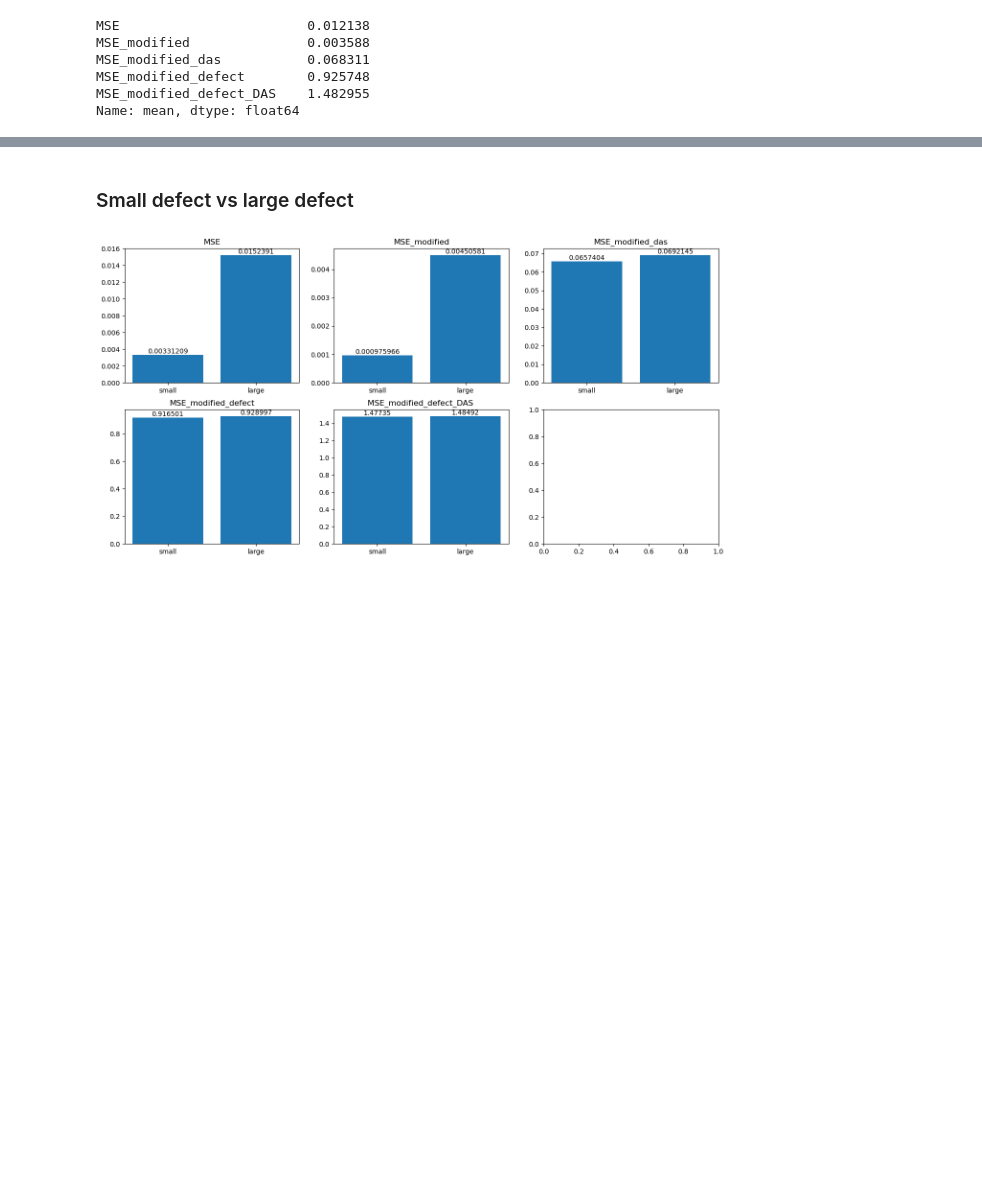
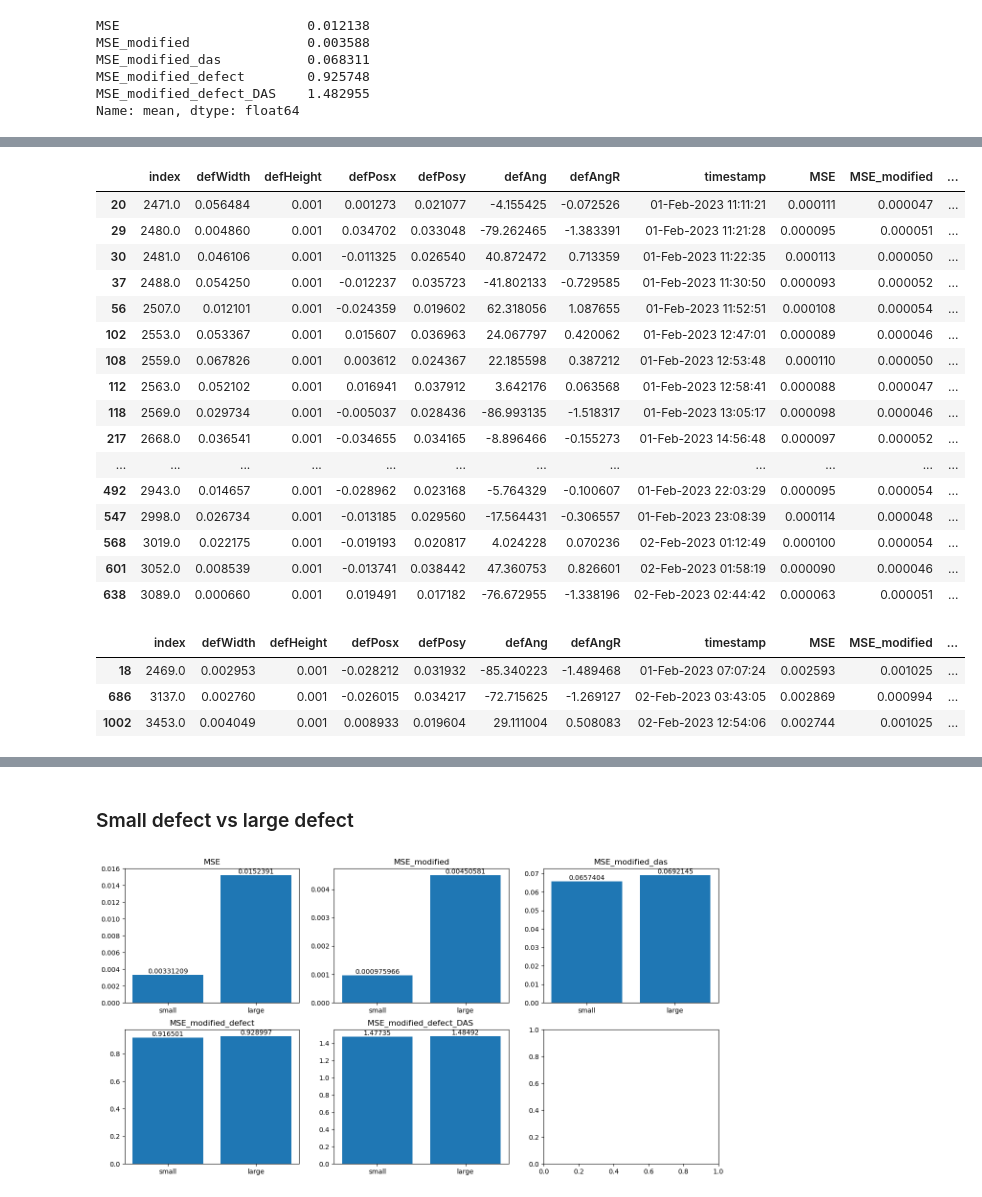
Before and after one commit to MC-Kangan/FYP_Ultrasound_Imaging_ML, a Jupyter notebook: Prediction_results_analysis.ipynb, the cells around one changed output, grey strips where cells are left out. Drawn from its saved outputs; the diff is of its cells as text; code cells hidden in the pictures; blank space fills up the shorter version.

```diff
--- a/Prediction_results_analysis.ipynb
+++ b/Prediction_results_analysis.ipynb
@@ -39,0 +91,29 @@ Name: mean, dtype: float64
+# %%
+# df[round(df.MSE, 6) == round(df_summary.MSE['25%'], 6)]
+df[round(df.MSE_modified, 5) == round(df_summary.MSE_modified['25%'], 5)]
+# %% [output]
+|  | index | defWidth | defHeight | defPosx | defPosy | defAng | defAngR | timestamp | MSE | MSE_modified | ... |
+| 20 | 2471.0 | 0.056484 | 0.001 | 0.001273 | 0.021077 | -4.155425 | -0.072526 | 01-Feb-2023 11:11:21 | 0.000111 | 0.000047 | ... |
+| 29 | 2480.0 | 0.004860 | 0.001 | 0.034702 | 0.033048 | -79.262465 | -1.383391 | 01-Feb-2023 11:21:28 | 0.000095 | 0.000051 | ... |
+| 30 | 2481.0 | 0.046106 | 0.001 | -0.011325 | 0.026540 | 40.872472 | 0.713359 | 01-Feb-2023 11:22:35 | 0.000113 | 0.000050 | ... |
+| 37 | 2488.0 | 0.054250 | 0.001 | -0.012237 | 0.035723 | -41.802133 | -0.729585 | 01-Feb-2023 11:30:50 | 0.000093 | 0.000052 | ... |
+| 56 | 2507.0 | 0.012101 | 0.001 | -0.024359 | 0.019602 | 62.318056 | 1.087655 | 01-Feb-2023 11:52:51 | 0.000108 | 0.000054 | ... |
+| 102 | 2553.0 | 0.053367 | 0.001 | 0.015607 | 0.036963 | 24.067797 | 0.420062 | 01-Feb-2023 12:47:01 | 0.000089 | 0.000046 | ... |
+| 108 | 2559.0 | 0.067826 | 0.001 | 0.003612 | 0.024367 | 22.185598 | 0.387212 | 01-Feb-2023 12:53:48 | 0.000110 | 0.000050 | ... |
+| 112 | 2563.0 | 0.052102 | 0.001 | 0.016941 | 0.037912 | 3.642176 | 0.063568 | 01-Feb-2023 12:58:41 | 0.000088 | 0.000047 | ... |
+| 118 | 2569.0 | 0.029734 | 0.001 | -0.005037 | 0.028436 | -86.993135 | -1.518317 | 01-Feb-2023 13:05:17 | 0.000098 | 0.000046 | ... |
+| 217 | 2668.0 | 0.036541 | 0.001 | -0.034655 | 0.034165 | -8.896466 | -0.155273 | 01-Feb-2023 14:56:48 | 0.000097 | 0.000052 | ... |
+| ... | ... | ... | ... | ... | ... | ... | ... | ... | ... | ... | ... |
+| 492 | 2943.0 | 0.014657 | 0.001 | -0.028962 | 0.023168 | -5.764329 | -0.100607 | 01-Feb-2023 22:03:29 | 0.000095 | 0.000054 | ... |
+| 547 | 2998.0 | 0.026734 | 0.001 | -0.013185 | 0.029560 | -17.564431 | -0.306557 | 01-Feb-2023 23:08:39 | 0.000114 | 0.000048 | ... |
+| 568 | 3019.0 | 0.022175 | 0.001 | -0.019193 | 0.020817 | 4.024228 | 0.070236 | 02-Feb-2023 01:12:49 | 0.000100 | 0.000054 | ... |
+| 601 | 3052.0 | 0.008539 | 0.001 | -0.013741 | 0.038442 | 47.360753 | 0.826601 | 02-Feb-2023 01:58:19 | 0.000090 | 0.000046 | ... |
+| 638 | 3089.0 | 0.000660 | 0.001 | 0.019491 | 0.017182 | -76.672955 | -1.338196 | 02-Feb-2023 02:44:42 | 0.000063 | 0.000051 | ... |
+# %%
+df[round(df.MSE, 4) == round(df_summary.MSE['50%'], 4)]
+df[round(df.MSE_modified, 4) == round(df_summary.MSE_modified['50%'], 4)]
+# %% [output]
+|  | index | defWidth | defHeight | defPosx | defPosy | defAng | defAngR | timestamp | MSE | MSE_modified | ... |
+| 18 | 2469.0 | 0.002953 | 0.001 | -0.028212 | 0.031932 | -85.340223 | -1.489468 | 01-Feb-2023 07:07:24 | 0.002593 | 0.001025 | ... |
+| 686 | 3137.0 | 0.002760 | 0.001 | -0.026015 | 0.034217 | -72.715625 | -1.269127 | 02-Feb-2023 03:43:05 | 0.002869 | 0.000994 | ... |
+| 1002 | 3453.0 | 0.004049 | 0.001 | 0.008933 | 0.019604 | 29.111004 | 0.508083 | 02-Feb-2023 12:54:06 | 0.002744 | 0.001025 | ... |
```
Also changed, not shown: parts of 11 cells of this notebook, 1 other file.
